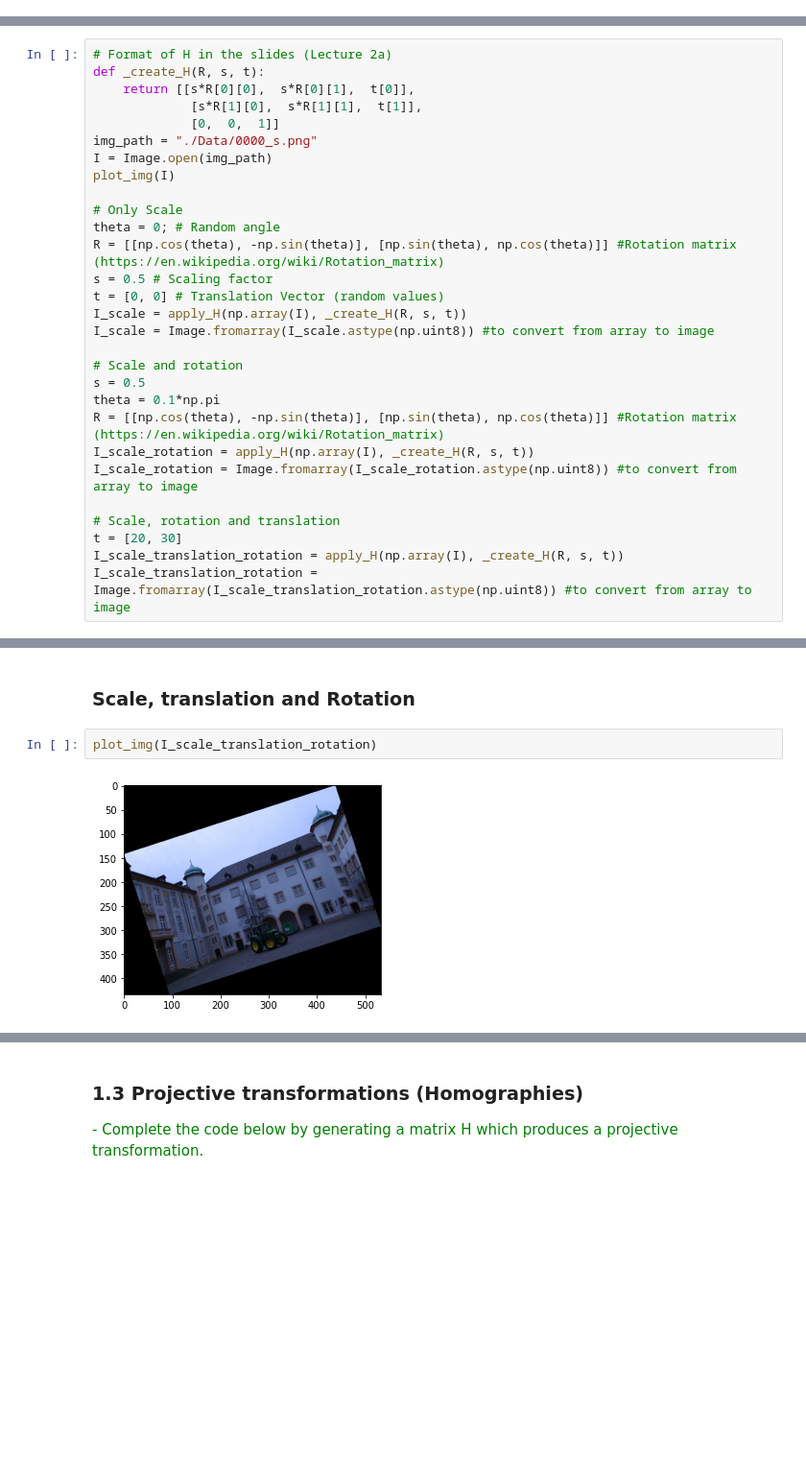
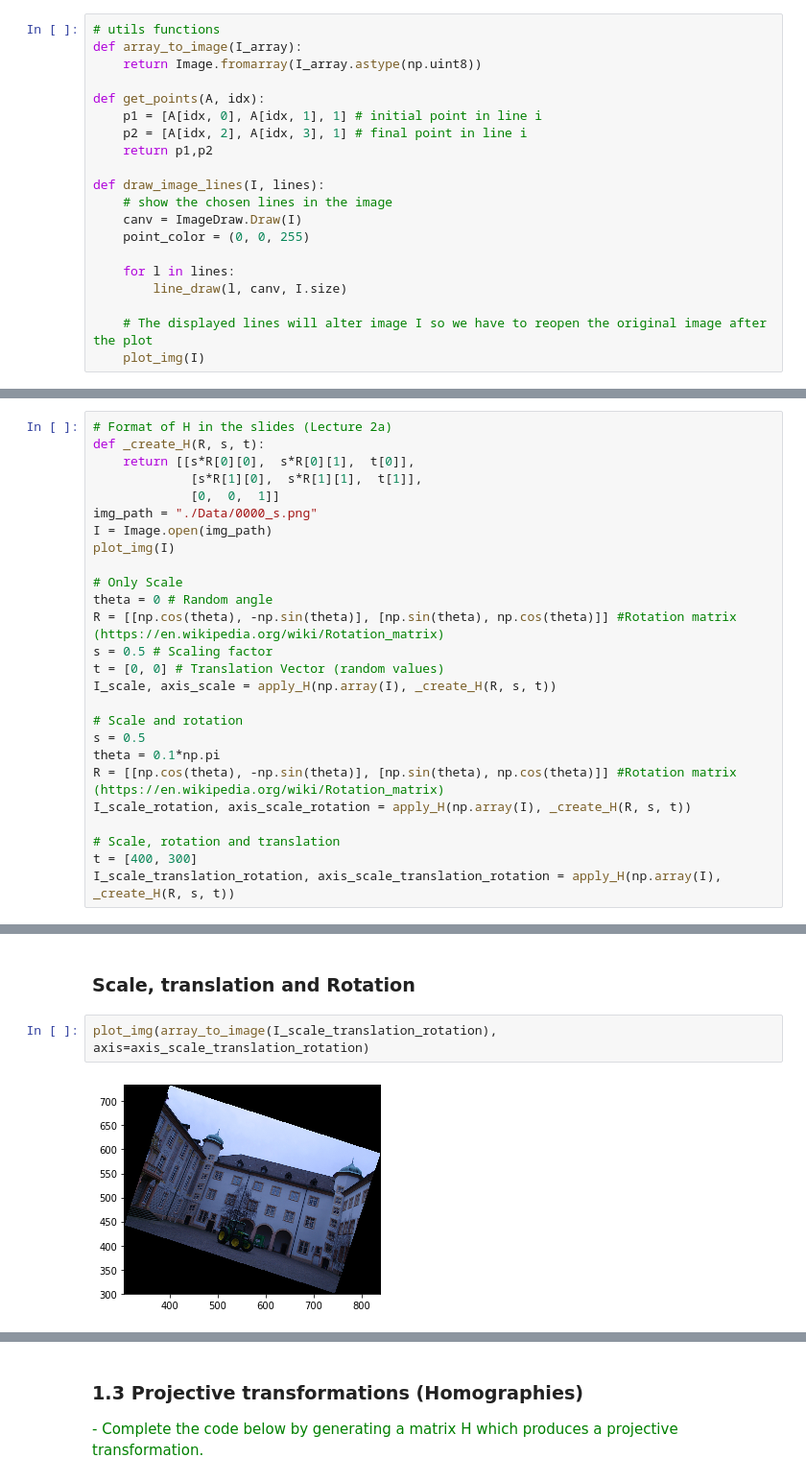
Before and after one commit to brugues/MCV-M4, a Jupyter notebook: lab1/lab1.ipynb, the cells around one changed output, grey strips where cells are left out. Shown at 96% size. Cells and saved outputs as stored; diff of their text form; blank space fills up the shorter version.

```diff
--- a/lab1/lab1.ipynb
+++ b/lab1/lab1.ipynb
@@ -18,5 +19,25 @@ from utils import line_draw, plot_img
 
 import sys
+# %%
+# utils functions
+def array_to_image(I_array):
+    return Image.fromarray(I_array.astype(np.uint8))
+
+def get_points(A, idx):
+    p1 = [A[idx, 0], A[idx, 1], 1] # initial point in line i
+    p2 = [A[idx, 2], A[idx, 3], 1] # final point in line i
+    return p1,p2
+
+def draw_image_lines(I, lines):
+    # show the chosen lines in the image
+    canv = ImageDraw.Draw(I)
+    point_color = (0, 0, 255)
+
+    for l in lines:
+        line_draw(l, canv, I.size)
+
+    # The displayed lines will alter image I so we have to reopen the original image after the plot
+    plot_img(I)
 # %% [markdown]
 ## **1. Applying image transformations**
 
@@ -98,24 +119,21 @@ I = Image.open(img_path)
 plot_img(I)
 
 # Only Scale
-theta = 0; # Random angle
+theta = 0 # Random angle
 R = [[np.cos(theta), -np.sin(theta)], [np.sin(theta), np.cos(theta)]] #Rotation matrix (https://en.wikipedia.org/wiki/Rotation_matrix)
 s = 0.5 # Scaling factor
 t = [0, 0] # Translation Vector (random values)
-I_scale = apply_H(np.array(I), _create_H(R, s, t))
-I_scale = Image.fromarray(I_scale.astype(np.uint8)) #to convert from array to image
+I_scale, axis_scale = apply_H(np.array(I), _create_H(R, s, t))
 
 # Scale and rotation
 s = 0.5
 theta = 0.1*np.pi
 R = [[np.cos(theta), -np.sin(theta)], [np.sin(theta), np.cos(theta)]] #Rotation matrix (https://en.wikipedia.org/wiki/Rotation_matrix)
-I_scale_rotation = apply_H(np.array(I), _create_H(R, s, t))
-I_scale_rotation = Image.fromarray(I_scale_rotation.astype(np.uint8)) #to convert from array to image
+I_scale_rotation, axis_scale_rotation = apply_H(np.array(I), _create_H(R, s, t))
 
 # Scale, rotation and translation
-t = [20, 30]
-I_scale_translation_rotation = apply_H(np.array(I), _create_H(R, s, t))
-I_scale_translation_rotation = Image.fromarray(I_scale_translation_rotation.astype(np.uint8)) #to convert from array to image
+t = [400, 300]
+I_scale_translation_rotation, axis_scale_translation_rotation = apply_H(np.array(I), _create_H(R, s, t))
 # %% [output]
 [figure]
 # %% [markdown]
@@ -133,6 +151,6 @@ plot_img(I_scale_rotation)
 # %% [markdown]
 ### Scale, translation and Rotation
 # %%
-plot_img(I_scale_translation_rotation)
+plot_img(array_to_image(I_scale_translation_rotation), axis=axis_scale_translation_rotation)
 # %% [output]
-[figure, old version]
+[figure, new version]
```
Also changed, not shown: parts of 36 cells of this notebook.
